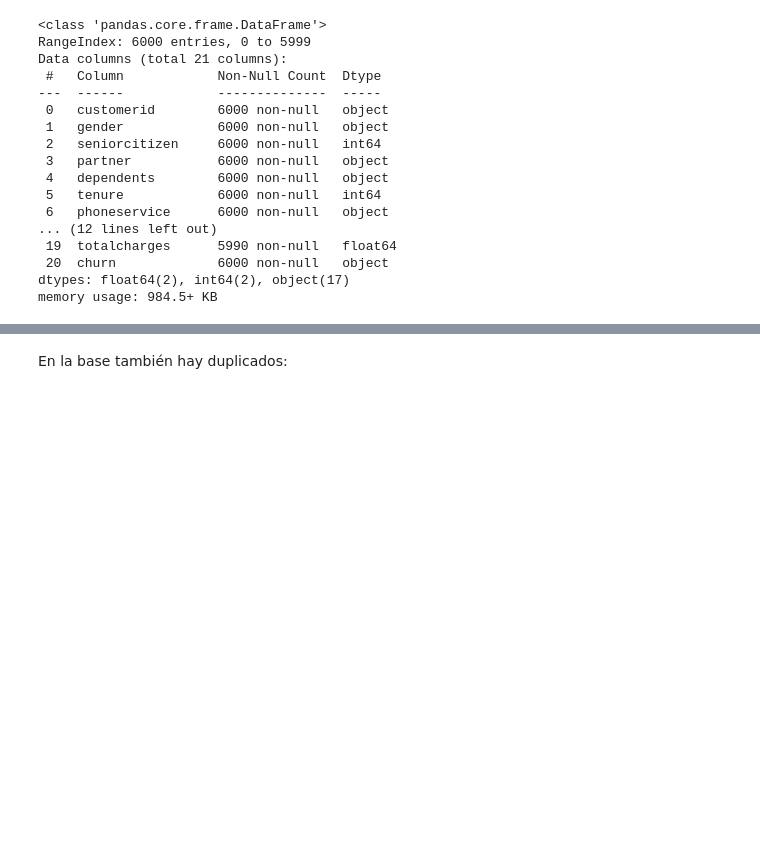
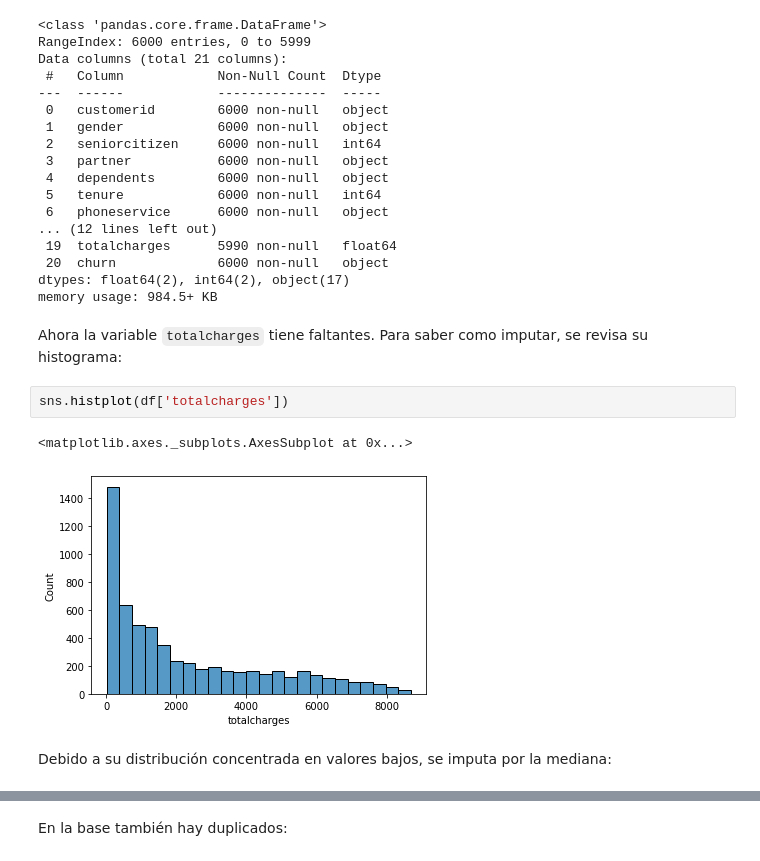
Before and after one commit to fcochaux/MINE-4101_Taller_4, a Jupyter notebook: MINE_4101_Taller_4.ipynb, the cells around one changed output, grey strips where cells are left out. Drawn from its saved outputs; the diff is of its cells as text; blank space fills up the shorter version.

```diff
--- a/MINE_4101_Taller_4.ipynb
+++ b/MINE_4101_Taller_4.ipynb
@@ -116,3 +118,12 @@ Data columns (total 21 columns):
  20  churn             6000 non-null   object
 dtypes: float64(2), int64(2), object(17)
 memory usage: 984.5+ KB
+# %% [markdown]
+Ahora la variable `totalcharges` tiene faltantes. Para saber como imputar, se revisa su histograma:
+# %%
+sns.histplot(df['totalcharges'])
+# %% [output]
+<matplotlib.axes._subplots.AxesSubplot at 0x...>
+[figure, added]
+# %% [markdown]
+Debido a su distribución concentrada en valores bajos, se imputa por la mediana:
```
Also changed, not shown: parts of 25 cells of this notebook.
